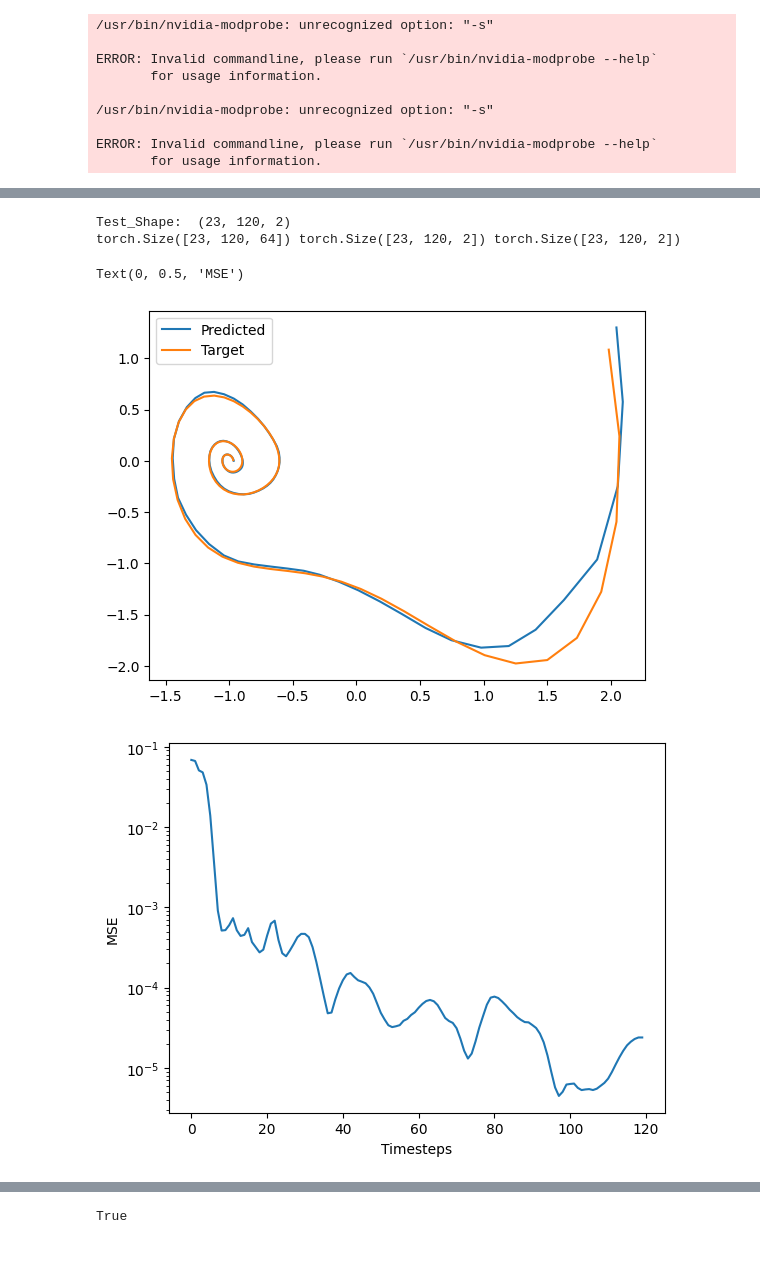
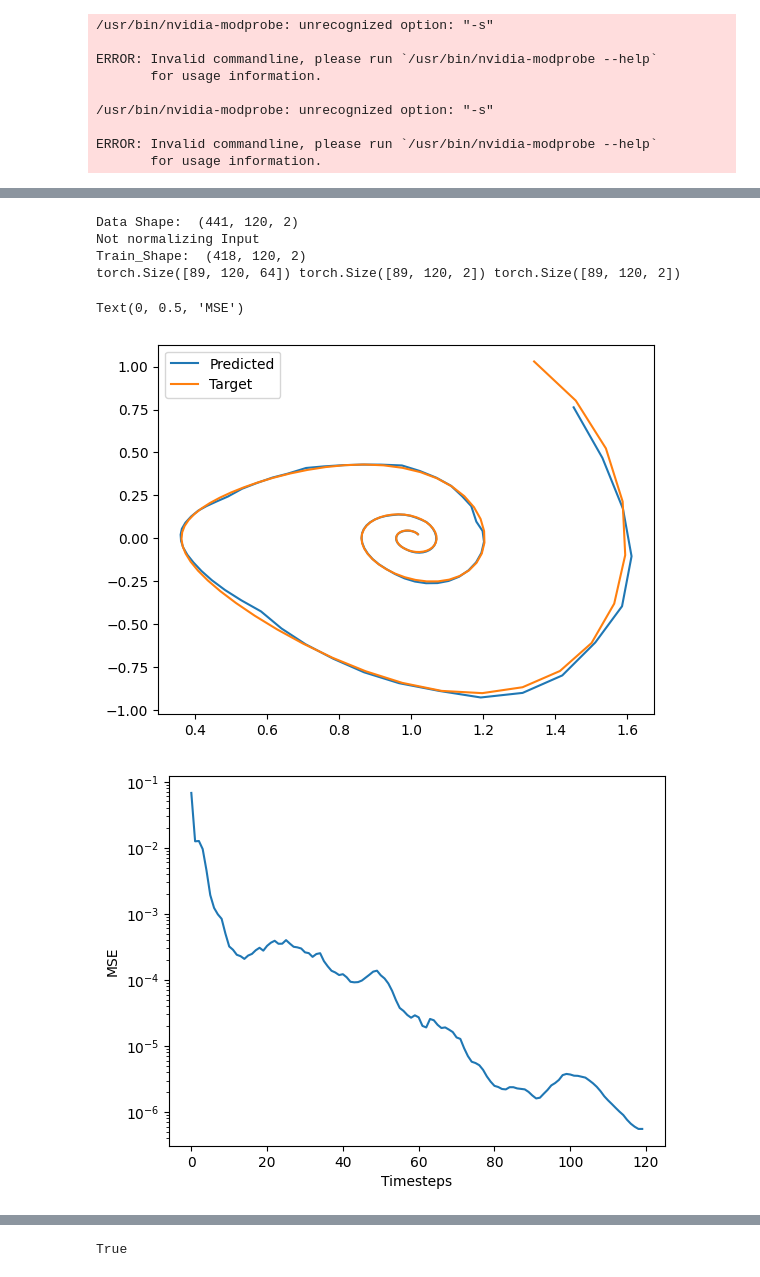
Before and after one commit to RigasLab/MZ-AE, a Jupyter notebook: eval_model_notebook.ipynb, the cells around one changed output, grey strips where cells are left out. Cells and saved outputs as stored; diff of their text form; code cells hidden in the pictures.

```diff
--- a/eval_model_notebook.ipynb
+++ b/eval_model_notebook.ipynb
@@ -9,7 +9,7 @@ import pandas as pd
 # %%
 torch.cuda.empty_cache()
 exp_dir   = "Trained_Models"  #Experiment Directory
-exp_name  = "sl64_nhu40_numobs64_bs16_test_koopman_matrix"             #One of the experiment names
+exp_name  = "sl64_nhu40_numobs64_bs16_lrtest1e-3"             #One of the experiment names
 
 eval_mza = Eval_MZA(exp_dir, exp_name)
 # %% [output]
@@ -30,36 +33,39 @@ EmptyDataError: No columns to parse from file
 # %%
-epoch_num = 0
+epoch_num = 90
 eval_mza.load_weights(epoch_num)
 # %%
 eval_mza.train_size = 0.95
-eval_mza.create_dataset(mode = "Test")
+eval_mza.load_and_preproc_data()
+eval_mza.create_dataset(mode = "Train")
 # del eval_mza.lp_data
 # torch.cuda.empty_cache()
 # del eval_mza.train_dataset
 # del eval_mza.train_dataloader
 dataset = eval_mza.test_dataset
 num_trajs = eval_mza.test_num_trajs
 x_nn_hat, Phi_nn_hat, Phi_nn, State_MSE = eval_mza.predict_onestep(dataset, num_trajs)
 
 print(x_nn_hat.shape, Phi_nn_hat.shape, Phi_nn.shape)
 
 #Plotting one step prediction
 
 for i in range (1):
     plt.figure()
     plt.plot(Phi_nn_hat.cpu().numpy()[i,:,0], Phi_nn_hat.cpu().numpy()[i,:,1], label = "Predicted")
     plt.plot(Phi_nn.cpu().numpy()[i,:,0], Phi_nn.cpu().numpy()[i,:,1], label = "Target")
     plt.legend()
 
 plt.figure()
 plt.semilogy(State_MSE.cpu().numpy())
 plt.xlabel("Timesteps")
 plt.ylabel("MSE")
 # %% [output]
-Test_Shape:  (23, 120, 2)
-torch.Size([23, 120, 64]) torch.Size([23, 120, 2]) torch.Size([23, 120, 2])
+Data Shape:  (441, 120, 2)
+Not normalizing Input
+Train_Shape:  (418, 120, 2)
+torch.Size([89, 120, 64]) torch.Size([89, 120, 2]) torch.Size([89, 120, 2])
 Text(0, 0.5, 'MSE')
-[figure, old version]
+[figure, new version]
-[figure, old version]
+[figure, new version]
 # %%
 #multistep prediction
```
Also changed, not shown: parts of 4 cells of this notebook, 10 other files.
